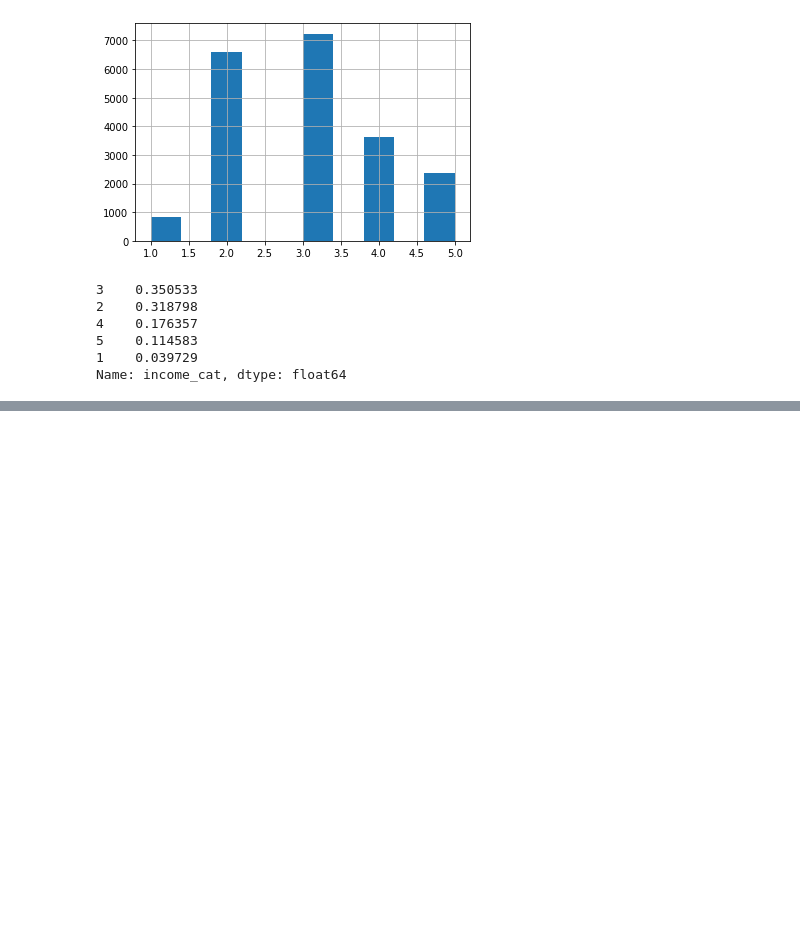
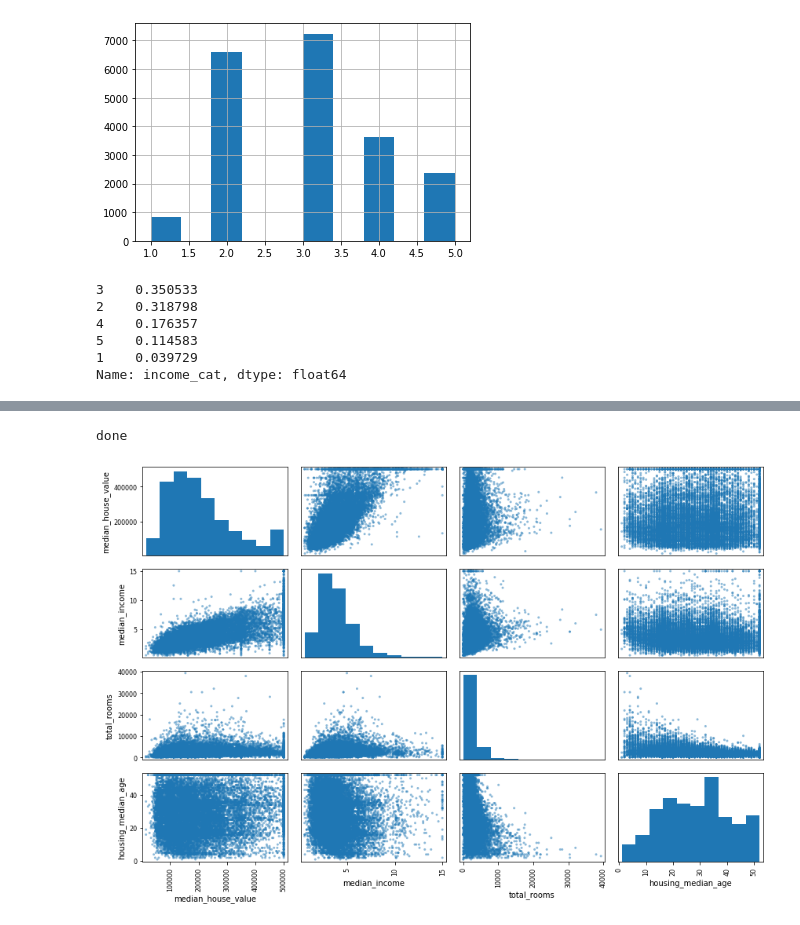
Before and after one commit to davebrown1975/ML_CA_HOUSING_PRICES, a Jupyter notebook: Housing.ipynb, the cells around one changed output, grey strips where cells are left out. Saved outputs shown, nothing was run; the diff lists cells and outputs as text; code cells hidden in the pictures; blank space fills up the shorter version.

```diff
--- a/Housing.ipynb
+++ b/Housing.ipynb
@@ -101,0 +106,9 @@ housing.plot(kind="scatter", x = "longitude", y = "latitude", alpha = 0.4, s=hou
+# %%
+from pandas.plotting import scatter_matrix
+attributes = ["median_house_value", "median_income", "total_rooms", "housing_median_age"]
+scatter_matrix(housing[attributes], figsize=(12,8))
+# shows a strong correlation between median income and house value
+print ("done")
+# %% [output]
+done
+[figure, added]
```
Also changed, not shown: parts of 13 cells of this notebook.
